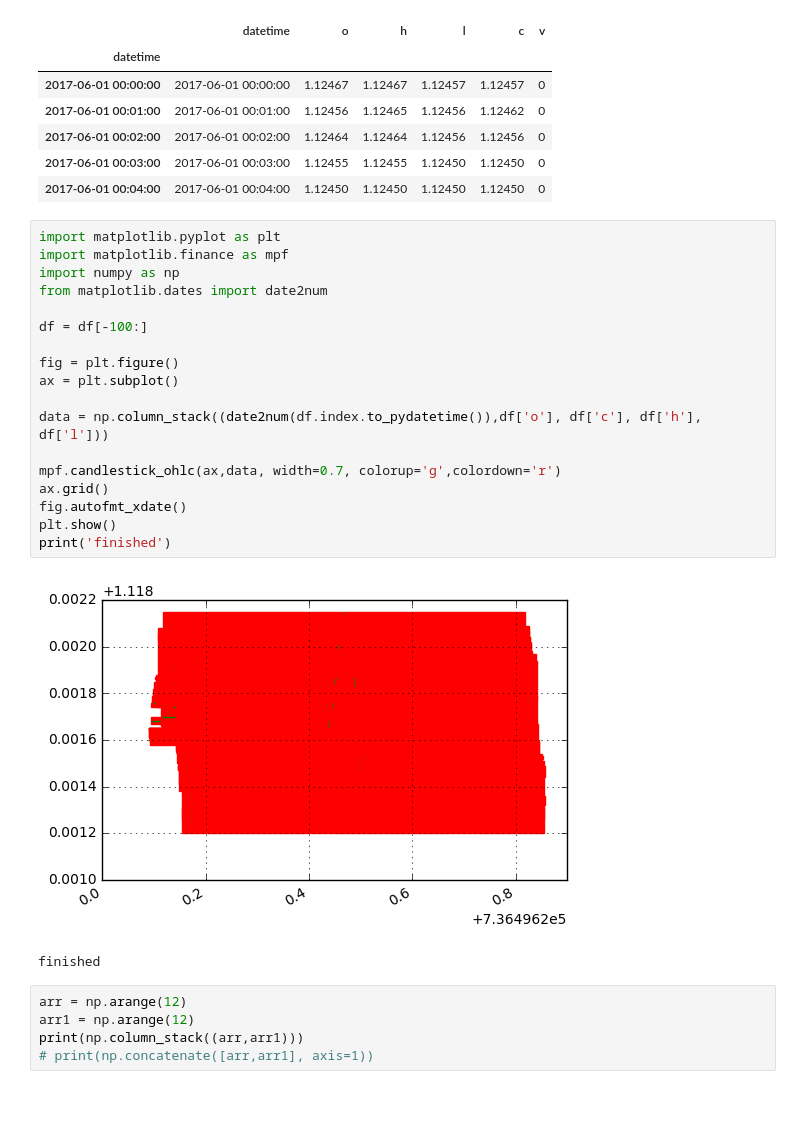
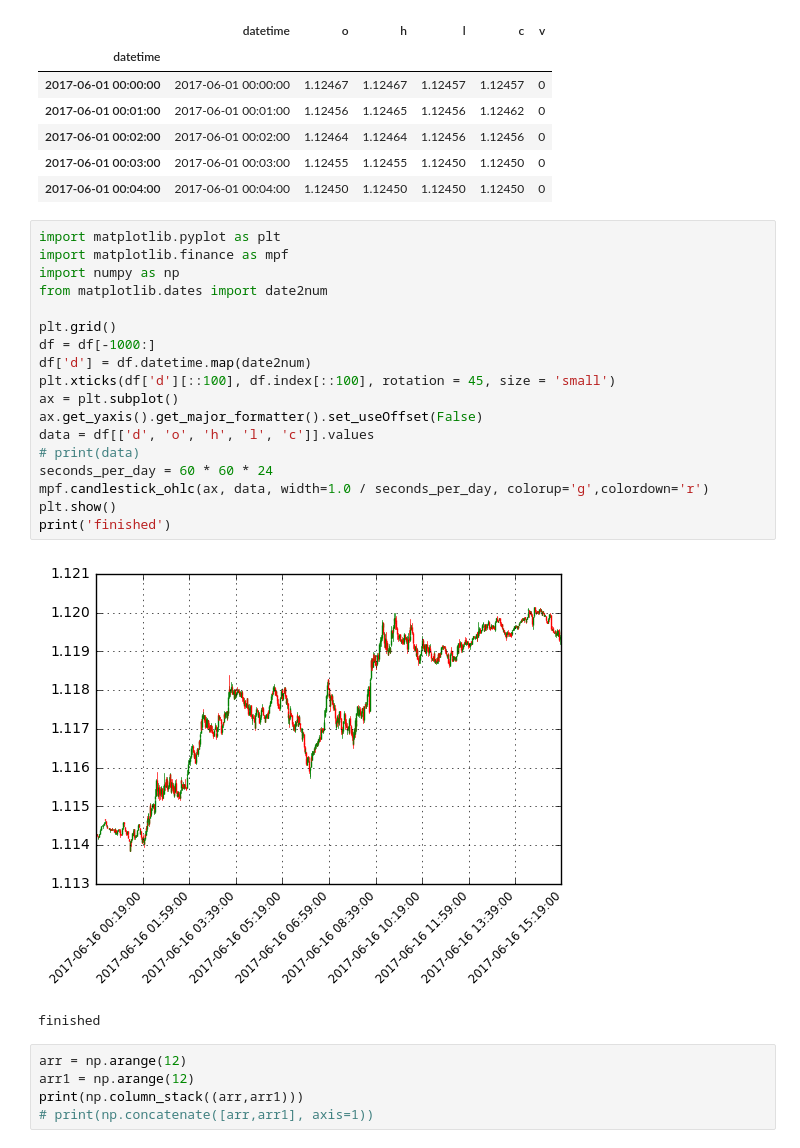
Before and after one commit to hide-tono/keras-fx, a Jupyter notebook: note.ipynb, the cells around one changed output. Drawn from its saved outputs; the diff is of its cells as text; blank space fills up the shorter version.

Commit message:
show graph

```diff
--- a/note.ipynb
+++ b/note.ipynb
@@ -19,23 +19,23 @@ df.head()
 # %%
 import matplotlib.pyplot as plt
 import matplotlib.finance as mpf
 import numpy as np
 from matplotlib.dates import date2num
 
-df = df[-100:]
-
-fig = plt.figure()
+plt.grid()
+df = df[-1000:]
+df['d'] = df.datetime.map(date2num)
+plt.xticks(df['d'][::100], df.index[::100], rotation = 45, size = 'small')
 ax = plt.subplot()
-
-data = np.column_stack((date2num(df.index.to_pydatetime()),df['o'], df['c'], df['h'], df['l']))
-
-mpf.candlestick_ohlc(ax,data, width=0.7, colorup='g',colordown='r')
-ax.grid()
-fig.autofmt_xdate()
+ax.get_yaxis().get_major_formatter().set_useOffset(False)
+data = df[['d', 'o', 'h', 'l', 'c']].values
+# print(data)
+seconds_per_day = 60 * 60 * 24
+mpf.candlestick_ohlc(ax, data, width=1.0 / seconds_per_day, colorup='g',colordown='r')
 plt.show()
 print('finished')
 # %% [output]
-[figure, old version]
+[figure, new version]
 finished
 # %%
 arr = np.arange(12)
```
